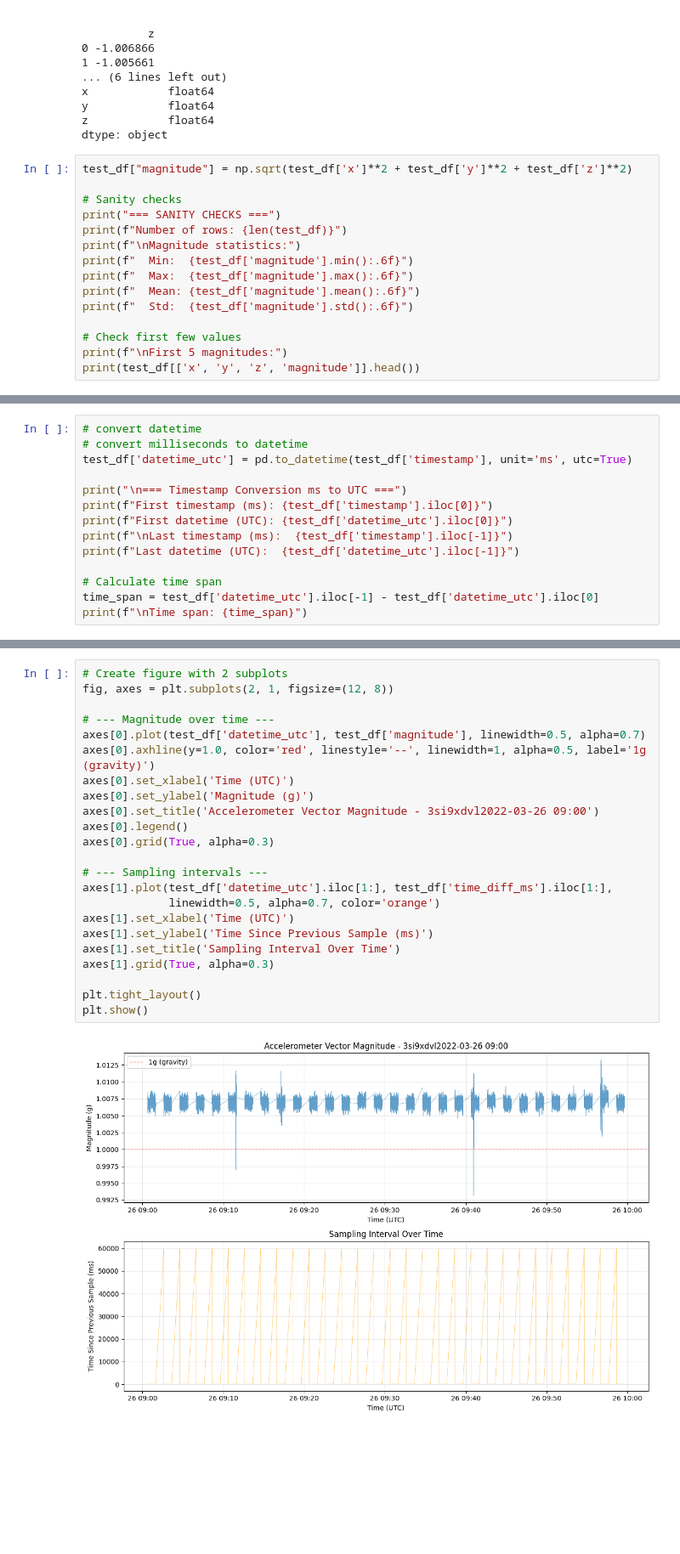
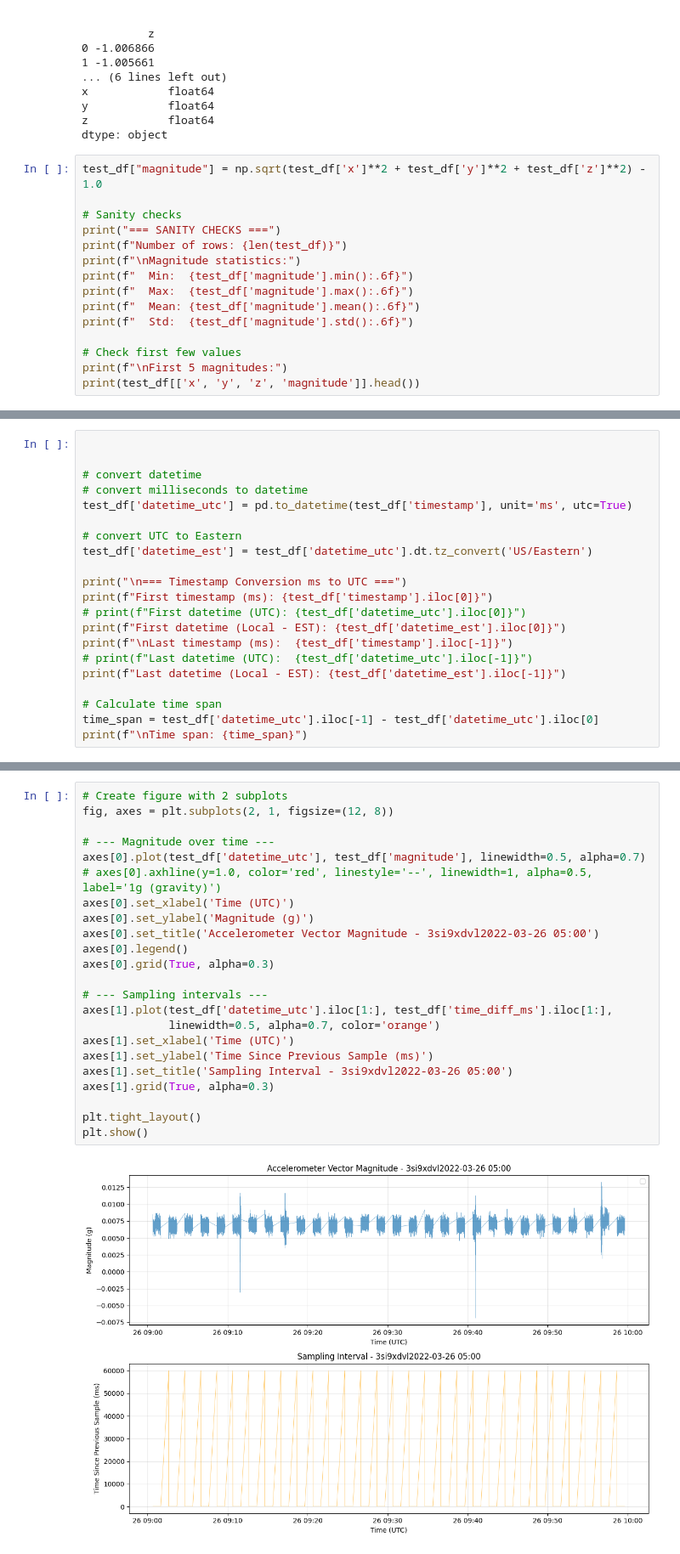
Before and after one commit to elizabethyoo/sample_imputation, a Jupyter notebook: notebooks/00_plot_hr_acc_data.ipynb, the cells around one changed output, grey strips where cells are left out. Shown: that part at 85% size. Drawn from its saved outputs; the diff is of its cells as text; blank space fills up the shorter version.

Commit message:
add tests

```diff
--- a/notebooks/00_plot_hr_acc_data.ipynb
+++ b/notebooks/00_plot_hr_acc_data.ipynb
@@ -146,7 +146,7 @@ y            float64
 z            float64
 dtype: object
 # %%
-test_df["magnitude"] = np.sqrt(test_df['x']**2 + test_df['y']**2 + test_df['z']**2)
+test_df["magnitude"] = np.sqrt(test_df['x']**2 + test_df['y']**2 + test_df['z']**2) - 1.0
 
 # Sanity checks
 print("=== SANITY CHECKS ===")
@@ -180,13 +180,20 @@ First 5 magnitudes:
 # %%
+
+
 # convert datetime
 # convert milliseconds to datetime
 test_df['datetime_utc'] = pd.to_datetime(test_df['timestamp'], unit='ms', utc=True)
 
+# convert UTC to Eastern
+test_df['datetime_est'] = test_df['datetime_utc'].dt.tz_convert('US/Eastern')
+
 print("\n=== Timestamp Conversion ms to UTC ===")
 print(f"First timestamp (ms): {test_df['timestamp'].iloc[0]}")
-print(f"First datetime (UTC): {test_df['datetime_utc'].iloc[0]}")
+# print(f"First datetime (UTC): {test_df['datetime_utc'].iloc[0]}")
+print(f"First datetime (Local - EST): {test_df['datetime_est'].iloc[0]}")
 print(f"\nLast timestamp (ms):  {test_df['timestamp'].iloc[-1]}")
-print(f"Last datetime (UTC):  {test_df['datetime_utc'].iloc[-1]}")
+# print(f"Last datetime (UTC):  {test_df['datetime_utc'].iloc[-1]}")
+print(f"Last datetime (Local - EST): {test_df['datetime_est'].iloc[-1]}")
 
 # Calculate time span
 time_span = test_df['datetime_utc'].iloc[-1] - test_df['datetime_utc'].iloc[0]
@@ -242,28 +249,28 @@ Name: count, dtype: int64
 # %%
 # Create figure with 2 subplots
 fig, axes = plt.subplots(2, 1, figsize=(12, 8))
 
 # --- Magnitude over time ---
 axes[0].plot(test_df['datetime_utc'], test_df['magnitude'], linewidth=0.5, alpha=0.7)
-axes[0].axhline(y=1.0, color='red', linestyle='--', linewidth=1, alpha=0.5, label='1g (gravity)')
+# axes[0].axhline(y=1.0, color='red', linestyle='--', linewidth=1, alpha=0.5, label='1g (gravity)')
 axes[0].set_xlabel('Time (UTC)')
 axes[0].set_ylabel('Magnitude (g)')
-axes[0].set_title('Accelerometer Vector Magnitude - 3si9xdvl2022-03-26 09:00')
+axes[0].set_title('Accelerometer Vector Magnitude - 3si9xdvl2022-03-26 05:00')
 axes[0].legend()
 axes[0].grid(True, alpha=0.3)
 
 # --- Sampling intervals ---
 axes[1].plot(test_df['datetime_utc'].iloc[1:], test_df['time_diff_ms'].iloc[1:],
              linewidth=0.5, alpha=0.7, color='orange')
 axes[1].set_xlabel('Time (UTC)')
 axes[1].set_ylabel('Time Since Previous Sample (ms)')
-axes[1].set_title('Sampling Interval Over Time')
+axes[1].set_title('Sampling Interval - 3si9xdvl2022-03-26 05:00')
 axes[1].grid(True, alpha=0.3)
 
 plt.tight_layout()
 plt.show()
 # %% [output]
-[figure, old version]
+[figure, new version]
 # %%
 # Identify gaps (where gap refers to interval > 1000ms = 1 second)
 gaps = test_df['time_diff_ms'] > 1000
```
Also changed, not shown: parts of 3 cells of this notebook, 4 other files.
